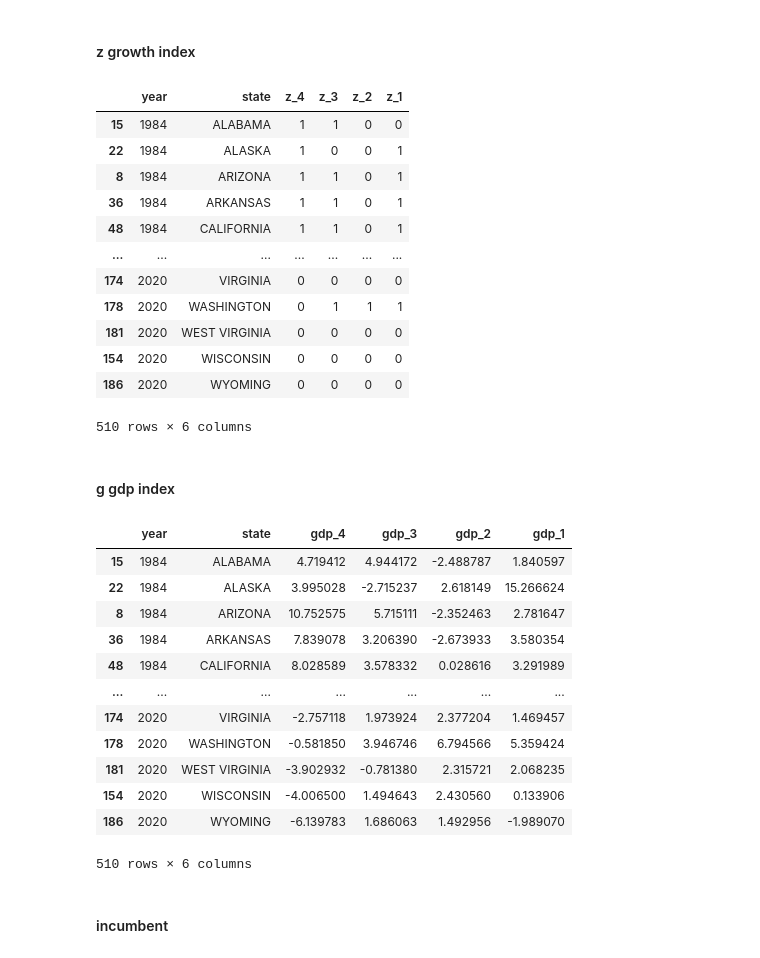
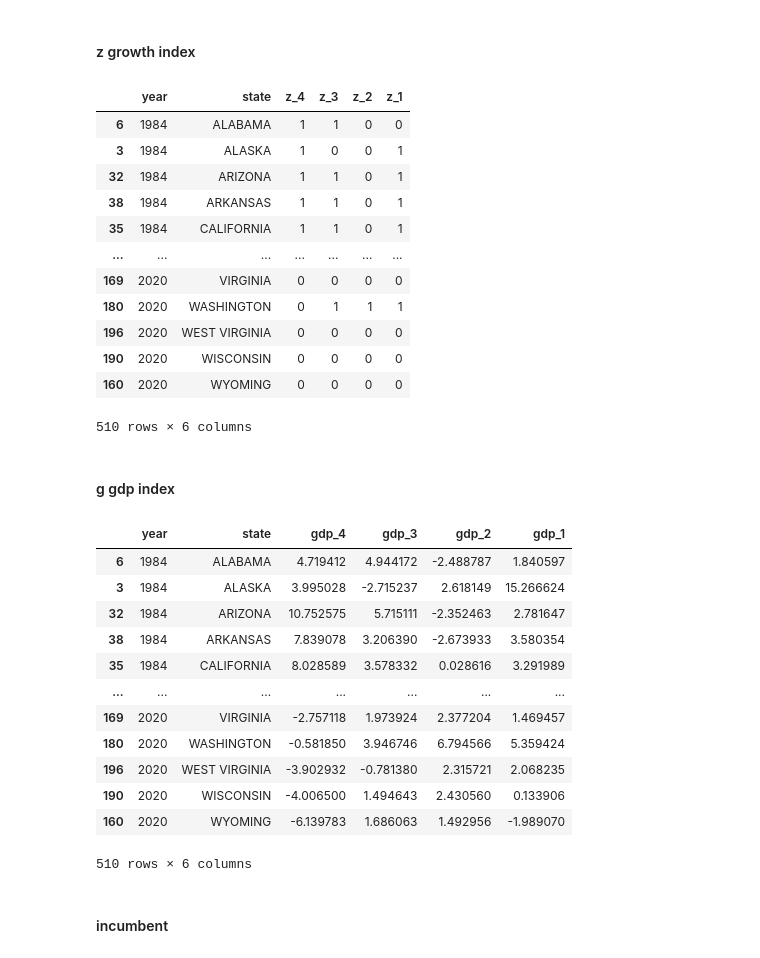
Before and after one commit to ranieri-unimi/bastianin-2022, a Jupyter notebook: datastroyer.ipynb, the cells around one changed output. Saved outputs shown, nothing was run; the diff lists cells and outputs as text; code cells hidden in the pictures.

```diff
--- a/datastroyer.ipynb
+++ b/datastroyer.ipynb
@@ -135,0 +115,4 @@ gdp_def
+# %%
+gdp_def = pd.concat([beadiff(gdp_def_12,'gdp_def'), beadiff(gdp_def_97,'gdp_def')])
+gdp_def = gdp_def.sort_values(by=['year', 'state'])
+gdp_def
@@ -136,5 +133,6 @@ gdp_def
 # %%
-def_index = var42(gdp_def, 'def', 'def-index', 'gdp_def')
+def_index = var42(gdp_def, 'def', 'price-index', 'gdp_def')
+dflist.append(def_index)
 def_index
 # %% [output]
 |  | year | state | def_4 | def_3 | def_2 | def_1 |
@@ -189,0 +151,4 @@ gdp_real
+# %%
+gdp_real = pd.concat([beadiff(gdp_real_97,'gdp_real'), beadiff(gdp_real_12,'gdp_real')])
+gdp_real = gdp_real.sort_values(by=['year', 'state'])
+gdp_real
@@ -190,43 +169,47 @@ gdp_real
 # %% [markdown]
 #### z growth index
+# %%
+GDP_THRESHOLD = 2.67
 # %%
 z_yearly = gdp_real.copy()
-z_yearly.gdp_real = z_yearly.gdp_real.apply(lambda x : 1 if x > 2.67 else 0)
+z_yearly.gdp_real = z_yearly.gdp_real.apply(lambda x : 1 if x > GDP_THRESHOLD else 0)
 
 growth_index = var42(z_yearly, 'z', 'z-growth-index', 'gdp_real')
+dflist.append(growth_index)
 growth_index
 # %% [output]
 |  | year | state | z_4 | z_3 | z_2 | z_1 |
-| 15 | 1984 | ALABAMA | 1 | 1 | 0 | 0 |
-| 22 | 1984 | ALASKA | 1 | 0 | 0 | 1 |
-| 8 | 1984 | ARIZONA | 1 | 1 | 0 | 1 |
-| 36 | 1984 | ARKANSAS | 1 | 1 | 0 | 1 |
-| 48 | 1984 | CALIFORNIA | 1 | 1 | 0 | 1 |
+| 6 | 1984 | ALABAMA | 1 | 1 | 0 | 0 |
+| 3 | 1984 | ALASKA | 1 | 0 | 0 | 1 |
+| 32 | 1984 | ARIZONA | 1 | 1 | 0 | 1 |
+| 38 | 1984 | ARKANSAS | 1 | 1 | 0 | 1 |
+| 35 | 1984 | CALIFORNIA | 1 | 1 | 0 | 1 |
 | ... | ... | ... | ... | ... | ... | ... |
-| 174 | 2020 | VIRGINIA | 0 | 0 | 0 | 0 |
-| 178 | 2020 | WASHINGTON | 0 | 1 | 1 | 1 |
-| 181 | 2020 | WEST VIRGINIA | 0 | 0 | 0 | 0 |
-| 154 | 2020 | WISCONSIN | 0 | 0 | 0 | 0 |
-| 186 | 2020 | WYOMING | 0 | 0 | 0 | 0 |
+| 169 | 2020 | VIRGINIA | 0 | 0 | 0 | 0 |
+| 180 | 2020 | WASHINGTON | 0 | 1 | 1 | 1 |
+| 196 | 2020 | WEST VIRGINIA | 0 | 0 | 0 | 0 |
+| 190 | 2020 | WISCONSIN | 0 | 0 | 0 | 0 |
+| 160 | 2020 | WYOMING | 0 | 0 | 0 | 0 |
 510 rows × 6 columns
 # %% [markdown]
 #### g gdp index
 # %%
 gdp_index = var42(gdp_real, 'gdp', 'gdp-growth-index', 'gdp_real')
+dflist.append(gdp_index)
 gdp_index
 # %% [output]
 |  | year | state | gdp_4 | gdp_3 | gdp_2 | gdp_1 |
-| 15 | 1984 | ALABAMA | 4.719412 | 4.944172 | -2.488787 | 1.840597 |
-| 22 | 1984 | ALASKA | 3.995028 | -2.715237 | 2.618149 | 15.266624 |
-| 8 | 1984 | ARIZONA | 10.752575 | 5.715111 | -2.352463 | 2.781647 |
-| 36 | 1984 | ARKANSAS | 7.839078 | 3.206390 | -2.673933 | 3.580354 |
-| 48 | 1984 | CALIFORNIA | 8.028589 | 3.578332 | 0.028616 | 3.291989 |
+| 6 | 1984 | ALABAMA | 4.719412 | 4.944172 | -2.488787 | 1.840597 |
+| 3 | 1984 | ALASKA | 3.995028 | -2.715237 | 2.618149 | 15.266624 |
+| 32 | 1984 | ARIZONA | 10.752575 | 5.715111 | -2.352463 | 2.781647 |
+| 38 | 1984 | ARKANSAS | 7.839078 | 3.206390 | -2.673933 | 3.580354 |
+| 35 | 1984 | CALIFORNIA | 8.028589 | 3.578332 | 0.028616 | 3.291989 |
 | ... | ... | ... | ... | ... | ... | ... |
-| 174 | 2020 | VIRGINIA | -2.757118 | 1.973924 | 2.377204 | 1.469457 |
-| 178 | 2020 | WASHINGTON | -0.581850 | 3.946746 | 6.794566 | 5.359424 |
-| 181 | 2020 | WEST VIRGINIA | -3.902932 | -0.781380 | 2.315721 | 2.068235 |
-| 154 | 2020 | WISCONSIN | -4.006500 | 1.494643 | 2.430560 | 0.133906 |
-| 186 | 2020 | WYOMING | -6.139783 | 1.686063 | 1.492956 | -1.989070 |
+| 169 | 2020 | VIRGINIA | -2.757118 | 1.973924 | 2.377204 | 1.469457 |
+| 180 | 2020 | WASHINGTON | -0.581850 | 3.946746 | 6.794566 | 5.359424 |
+| 196 | 2020 | WEST VIRGINIA | -3.902932 | -0.781380 | 2.315721 | 2.068235 |
+| 190 | 2020 | WISCONSIN | -4.006500 | 1.494643 | 2.430560 | 0.133906 |
+| 160 | 2020 | WYOMING | -6.139783 | 1.686063 | 1.492956 | -1.989070 |
 510 rows × 6 columns
 # %% [markdown]
 #### incumbent
```
Also changed, not shown: parts of 21 cells of this notebook, 8 other files.
